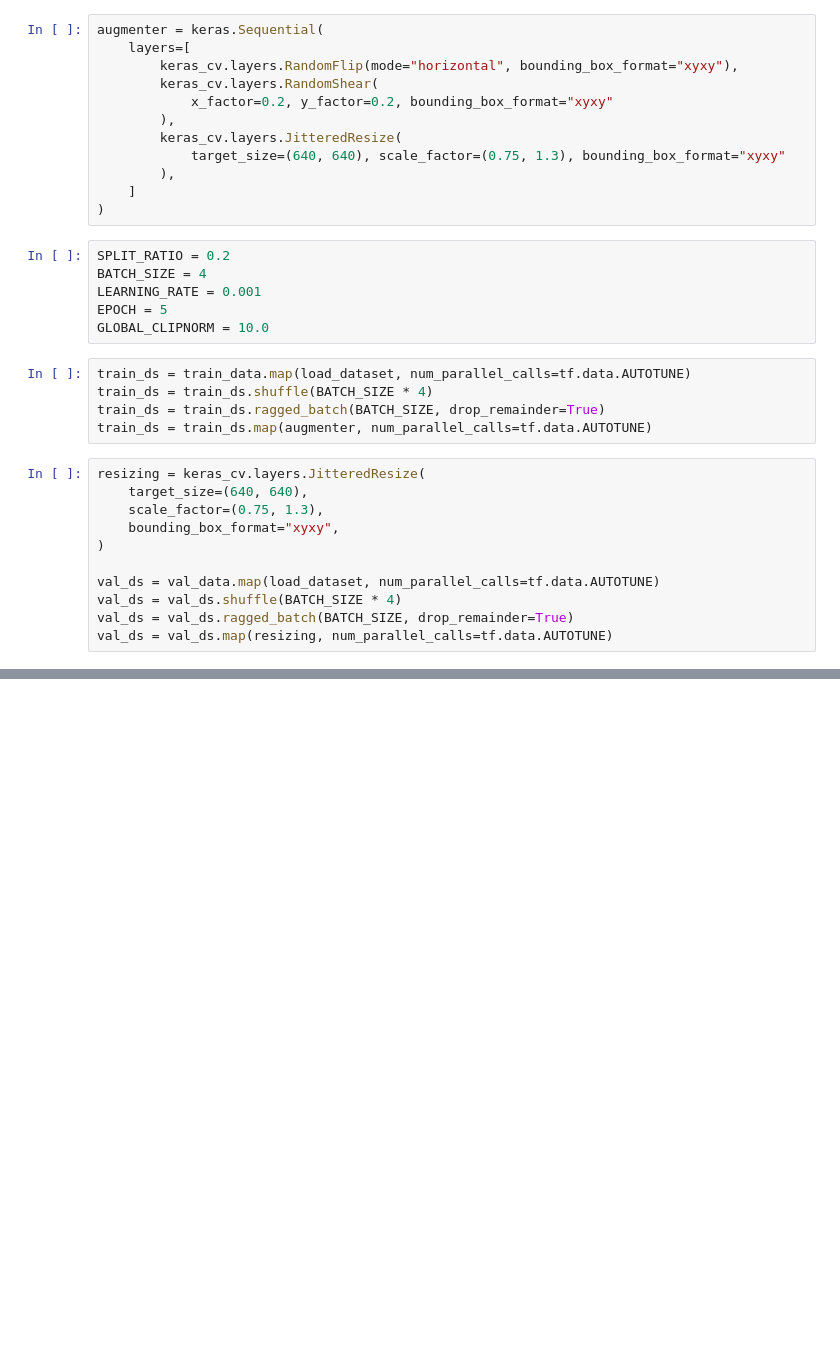
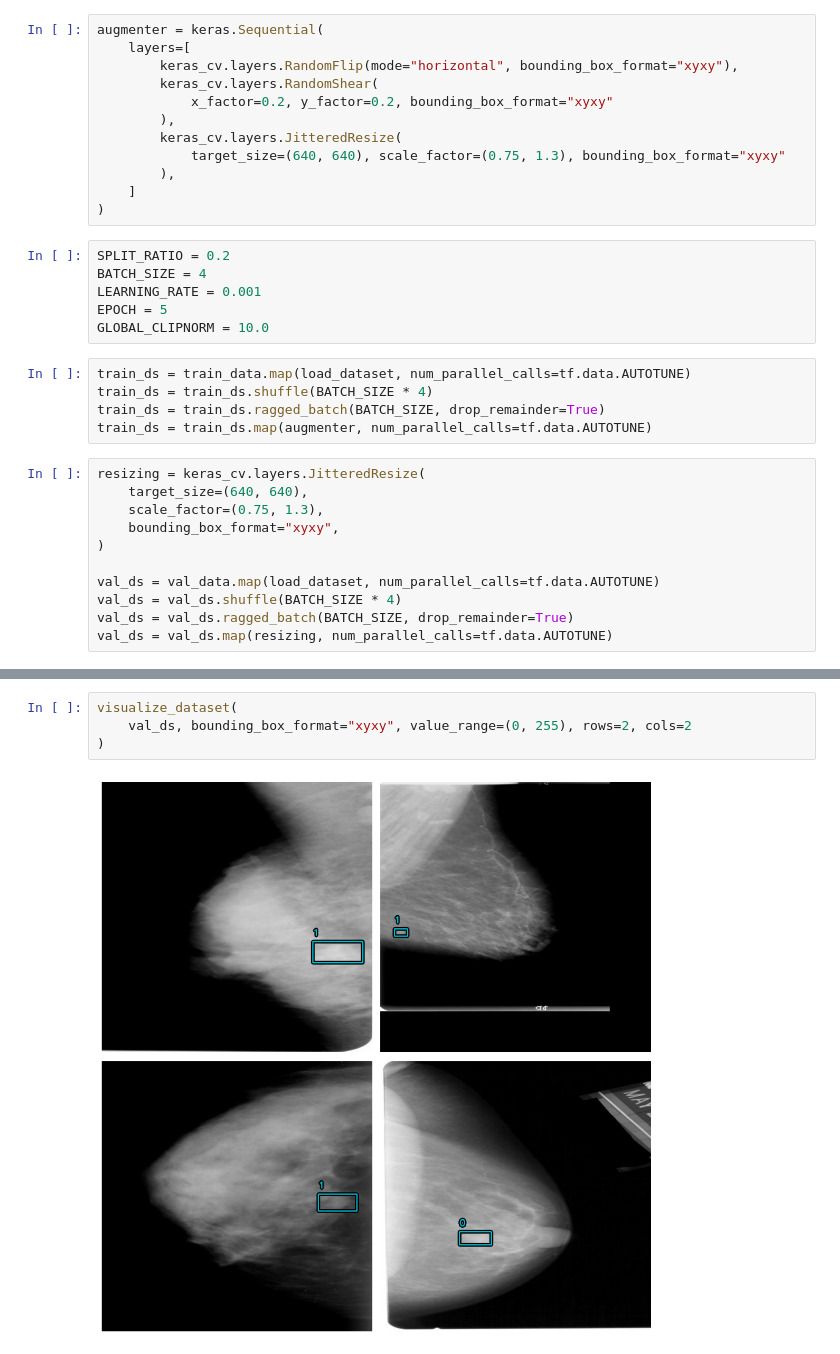
Before and after one commit to bksat90/FinalProject, a Jupyter notebook: object_detection.ipynb, the cells around one changed output, grey strips where cells are left out. Saved outputs shown, nothing was run; the diff lists cells and outputs as text; blank space fills up the shorter version.

```diff
--- a/object_detection.ipynb
+++ b/object_detection.ipynb
@@ -155,0 +177,6 @@ val_ds = val_ds.map(resizing, num_parallel_calls=tf.data.AUTOTUNE)
+# %%
+visualize_dataset(
+    val_ds, bounding_box_format="xyxy", value_range=(0, 255), rows=2, cols=2
+)
+# %% [output]
+[figure, added]
```
Also changed, not shown: parts of 2 cells of this notebook.
